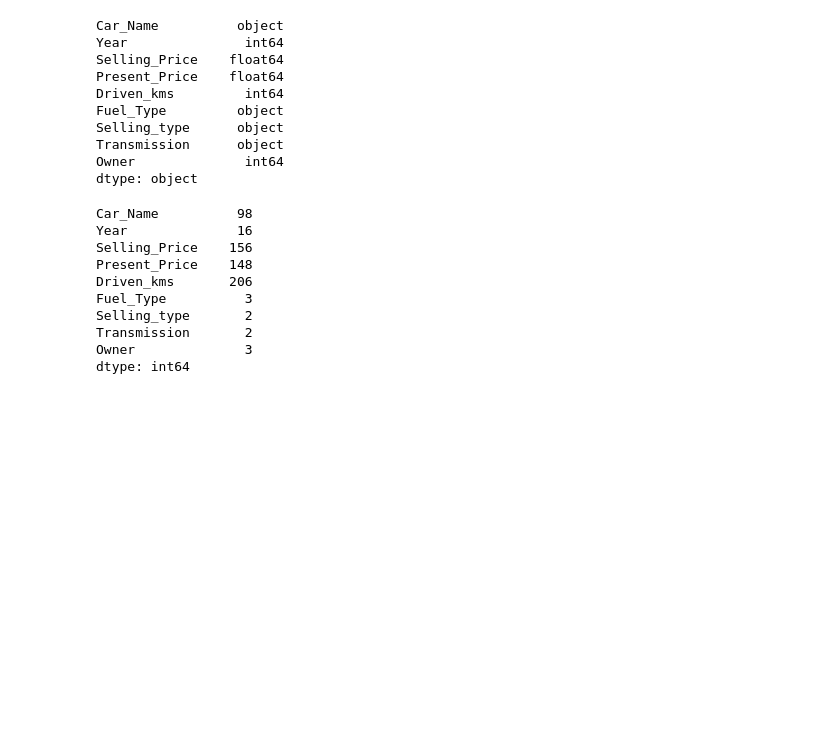
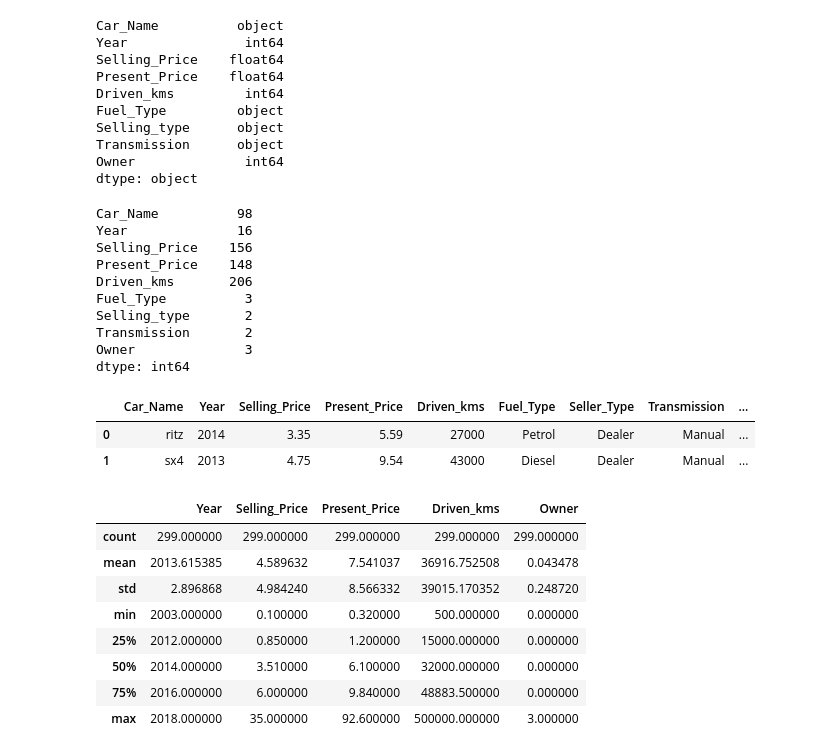
Before and after one commit to Sankalpmahanta/OIBSIP-Oasisinfobyte, a Jupyter notebook: OIBSIP_TASK_2_CAR_PRICE_PREDICTION_WITH_MACHINE_LEARNING.ipynb, the cells around one changed output. Cells and saved outputs as stored; diff of their text form; code cells hidden in the pictures; blank space fills up the shorter version.

```diff
--- a/OIBSIP_TASK_2_CAR_PRICE_PREDICTION_WITH_MACHINE_LEARNING.ipynb
+++ b/OIBSIP_TASK_2_CAR_PRICE_PREDICTION_WITH_MACHINE_LEARNING.ipynb
@@ -163,0 +167,19 @@ dtype: int64
+# %%
+car_df.head(2)
+# %% [output]
+|  | Car_Name | Year | Selling_Price | Present_Price | Driven_kms | Fuel_Type | Seller_Type | Transmission | ... |
+| 0 | ritz | 2014 | 3.35 | 5.59 | 27000 | Petrol | Dealer | Manual | ... |
+| 1 | sx4 | 2013 | 4.75 | 9.54 | 43000 | Diesel | Dealer | Manual | ... |
+# %%
+# Statistical analysis of the data -
+car_df.describe()
+# %% [output]
+|  | Year | Selling_Price | Present_Price | Driven_kms | Owner |
+| count | 299.000000 | 299.000000 | 299.000000 | 299.000000 | 299.000000 |
+| mean | 2013.615385 | 4.589632 | 7.541037 | 36916.752508 | 0.043478 |
+| std | 2.896868 | 4.984240 | 8.566332 | 39015.170352 | 0.248720 |
+| min | 2003.000000 | 0.100000 | 0.320000 | 500.000000 | 0.000000 |
+| 25% | 2012.000000 | 0.850000 | 1.200000 | 15000.000000 | 0.000000 |
+| 50% | 2014.000000 | 3.510000 | 6.100000 | 32000.000000 | 0.000000 |
+| 75% | 2016.000000 | 6.000000 | 9.840000 | 48883.500000 | 0.000000 |
+| max | 2018.000000 | 35.000000 | 92.600000 | 500000.000000 | 3.000000 |
```
Also changed, not shown: parts of 11 cells of this notebook.
